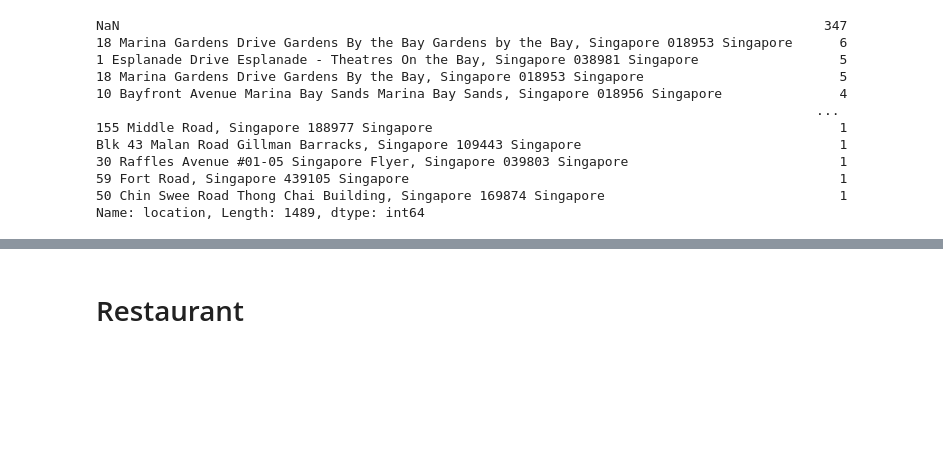
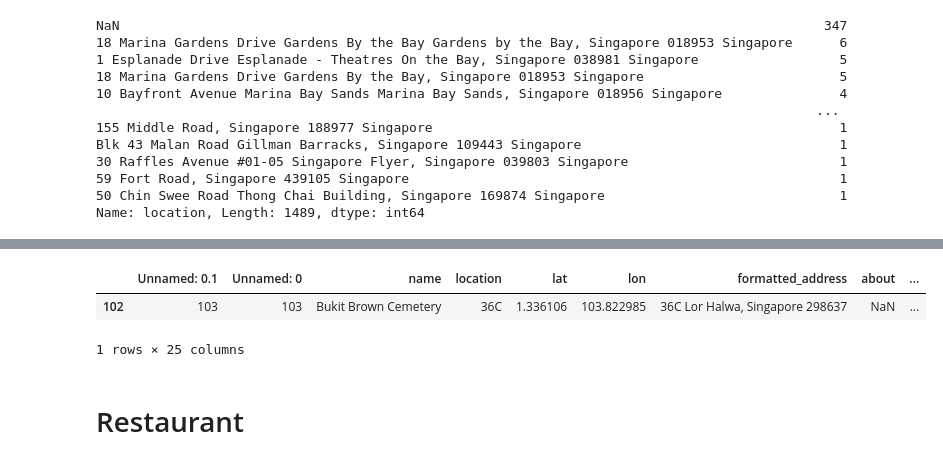
Before and after one commit to Enigmatrix/planlah, a Jupyter notebook: recommender/src/data/longlat.ipynb, the cells around one changed output, grey strips where cells are left out. Saved outputs shown, nothing was run; the diff lists cells and outputs as text; code cells hidden in the pictures; blank space fills up the shorter version.

```diff
--- a/recommender/src/data/longlat.ipynb
+++ b/recommender/src/data/longlat.ipynb
@@ -203,3 +355,9 @@ no_location
+# %%
+df[df["name"] == "Bukit Brown Cemetery"]
+# %% [output]
+|  | Unnamed: 0.1 | Unnamed: 0 | name | location | lat | lon | formatted_address | about | ... |
+| 102 | 103 | 103 | Bukit Brown Cemetery | 36C | 1.336106 | 103.822985 | 36C Lor Halwa, Singapore 298637 | NaN | ... |
+1 rows × 25 columns
 # %% [markdown]
 # Restaurant
 # %%
```
Also changed, not shown: parts of 19 cells of this notebook, 6 other files.
